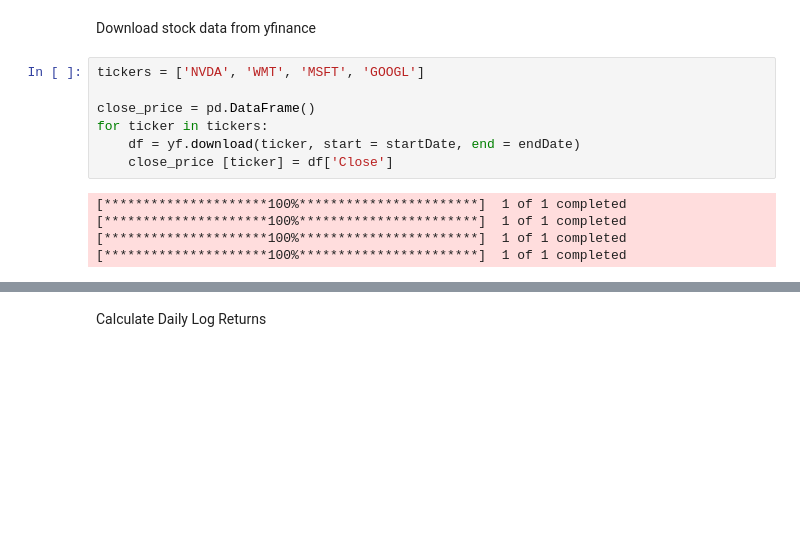
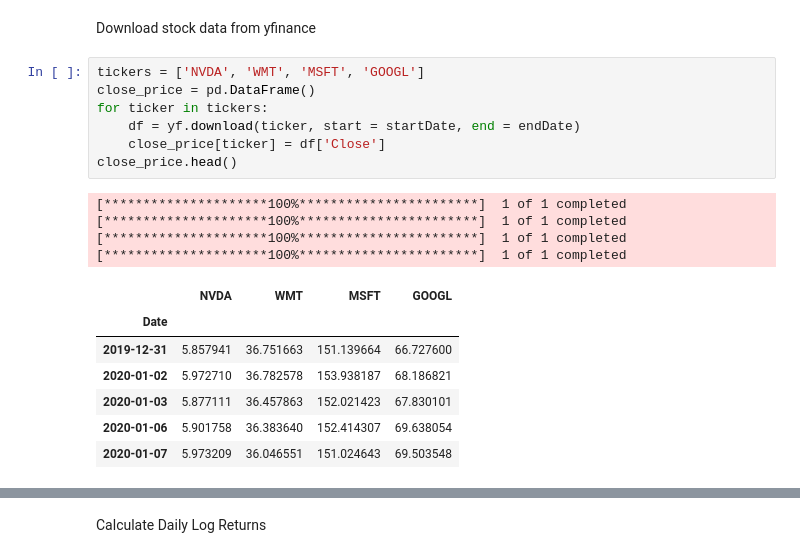
Before and after one commit to RotichBuilds/Stock-Portfolio-Construction-and-Optimization, a Jupyter notebook: Stock_Portfolio_Optimization.ipynb, the cells around one changed output, grey strips where cells are left out. Drawn from its saved outputs; the diff is of its cells as text; blank space fills up the shorter version.

```diff
--- a/Stock_Portfolio_Optimization.ipynb
+++ b/Stock_Portfolio_Optimization.ipynb
@@ -29,13 +29,20 @@ tickers = ['NVDA', 'WMT', 'MSFT', 'GOOGL']
 Download stock data from yfinance
 # %%
 tickers = ['NVDA', 'WMT', 'MSFT', 'GOOGL']
-
 close_price = pd.DataFrame()
 for ticker in tickers:
     df = yf.download(ticker, start = startDate, end = endDate)
-    close_price [ticker] = df['Close']
+    close_price[ticker] = df['Close']
+close_price.head()
 # %% [output]
 [*********************100%***********************]  1 of 1 completed
 [*********************100%***********************]  1 of 1 completed
 [*********************100%***********************]  1 of 1 completed
 [*********************100%***********************]  1 of 1 completed
+|  | NVDA | WMT | MSFT | GOOGL |
+| Date |  |  |  |  |
+| 2019-12-31 | 5.857941 | 36.751663 | 151.139664 | 66.727600 |
+| 2020-01-02 | 5.972710 | 36.782578 | 153.938187 | 68.186821 |
+| 2020-01-03 | 5.877111 | 36.457863 | 152.021423 | 67.830101 |
+| 2020-01-06 | 5.901758 | 36.383640 | 152.414307 | 69.638054 |
+| 2020-01-07 | 5.973209 | 36.046551 | 151.024643 | 69.503548 |
```
Also changed, not shown: parts of 23 cells of this notebook.
